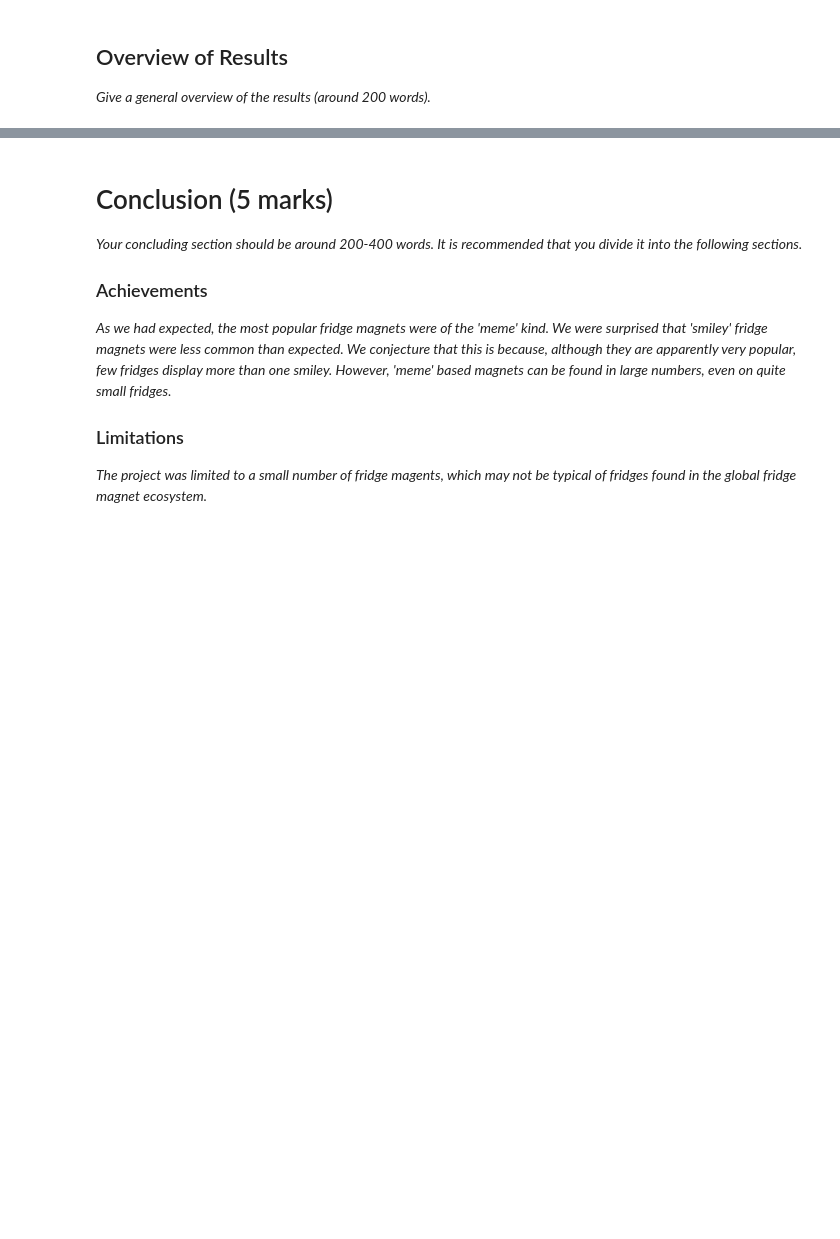
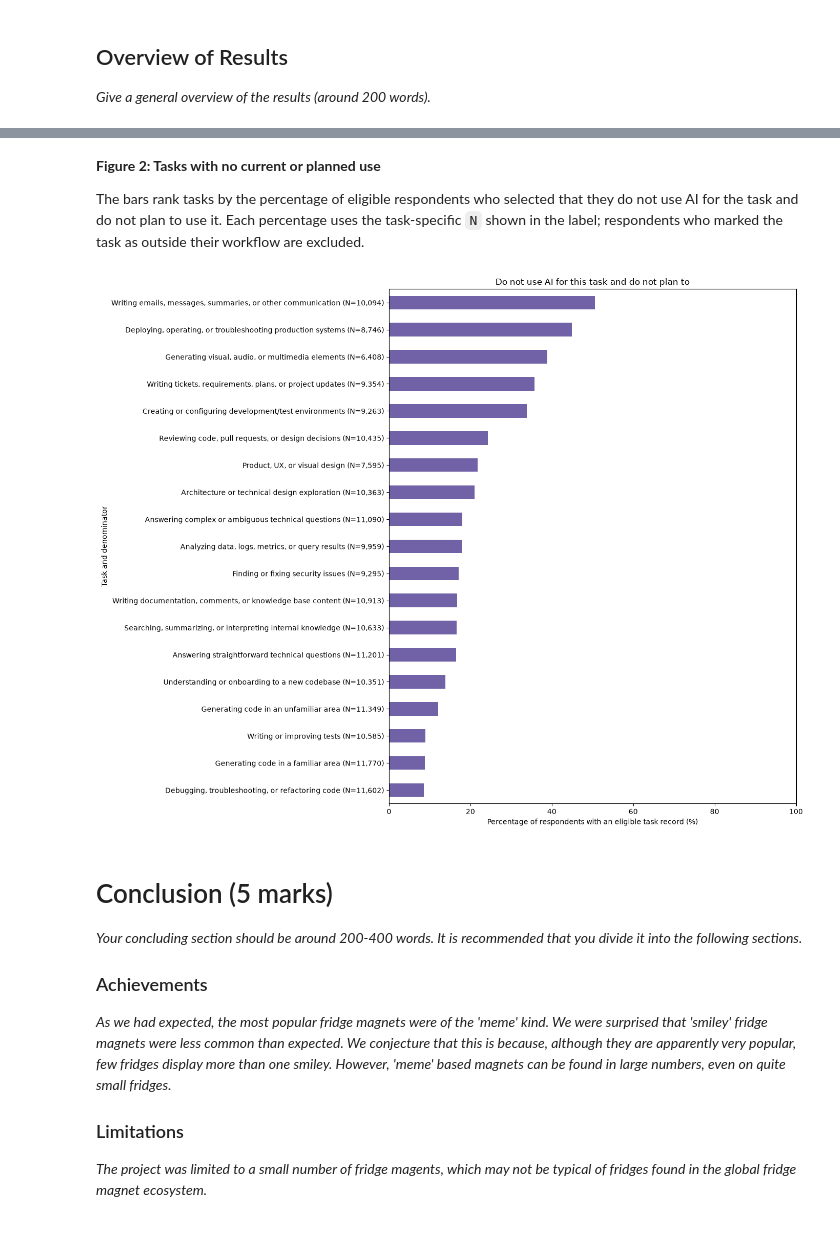
Before and after one commit to Reed-Xuu/Togepi-AI-Use-Across-Software-Development-Tasks, a Jupyter notebook: docs/member_d/group_project_D.ipynb, the cells around one changed output, grey strips where cells are left out. Saved outputs shown, nothing was run; the diff lists cells and outputs as text; code cells hidden in the pictures; blank space fills up the shorter version.

```diff
--- a/docs/member_d/group_project_D.ipynb
+++ b/docs/member_d/group_project_D.ipynb
@@ -384,0 +381,22 @@ _blablablablabla.........................._
+# %%
+# 步骤 5：统计各任务的状态人数和百分比，绘图留在 Project Outcome。
+# 状态可能重叠；没有选择某状态不一定代表明确回答了“否”。
+# 选择三个要报告的状态，再用 included 的布尔值筛选每个任务的有效记录。
+future_columns = ['AIWorkExpectMore', 'AIWorkExpectLess', 'AIWorkDoNotPlanToUse']
+valid_flags = task_flags[task_flags['included']]
+# 布尔值求和得到每任务、每状态的选中人数；reindex 保留审核表中的全部任务。
+counts = valid_flags.groupby(level='task')[future_columns].sum()
+counts = counts.reindex(task_audit.index, fill_value=0)
+# 把各任务的 N 放到结果表第一列；pandas 按任务索引对齐，不依赖行的排列顺序。
+summary = counts.copy()
+summary.insert(0, 'N', task_audit['N'])
+# 检查分母和人数，避免除零或输出不合理比例；出现错误时先检查数据和规则。
+if (summary['N'] == 0).any():
+    raise ValueError('There are tasks with a denominator of 0; please check the filtering results before calculating percentages.')
+for column in future_columns:
+    if (summary[column] > summary['N']).any():
+        raise ValueError(f'The number of respondents for {column} exceeds the task denominator; please check the data.')
+    # 每个状态单独除以同一任务的 N；若改成只分析有未来回答的人，必须重新定义分母。
+    summary[column + '_pct'] = summary[column] / summary['N'] * 100
+# round(2) 仅用于显示两位小数，不改变 summary 中保存的精度。
+display(summary.round(2))
@@ -463,3 +486,23 @@ _Figure 2: Tasks with no planned use_
+# %% [markdown]
+**Figure 2: Tasks with no current or planned use**
+
+The bars rank tasks by the percentage of eligible respondents who selected that they do not use AI for the task and do not plan to use it. Each percentage uses the task-specific `N` shown in the label; respondents who marked the task as outside their workflow are excluded.
+# %%
+# 图 2：展示不使用且不计划使用 AI 的任务选择比例。
+# 这里重新按该状态的百分比排序；它不等于只选择“不属于工作流程”的比例。
+plot_data = summary.sort_values('AIWorkDoNotPlanToUse_pct').copy()
+plot_data.index = [f'{task} (N={n:,})' for task, n in zip(plot_data.index, plot_data['N'])]
+fig, ax = plt.subplots(figsize=(14, 11))
+# 绘制单组横向条形；可以调整颜色、画布尺寸或标题，但应保留分母和比例口径。
+plot_data['AIWorkDoNotPlanToUse_pct'].plot.barh(ax=ax, color='#7161a6')
+ax.set_title('Do not use AI for this task and do not plan to')
+ax.set_xlabel('Percentage of respondents with an eligible task record (%)')
+ax.set_ylabel('Task and denominator')
+ax.set_xlim(0, 100)
+fig.tight_layout()
+plt.show()
+# %% [output]
+[figure, added]
 # %% [markdown]
 # Conclusion (5 marks)
 
```
Also changed, not shown: parts of 44 cells of this notebook, 4 other files.
